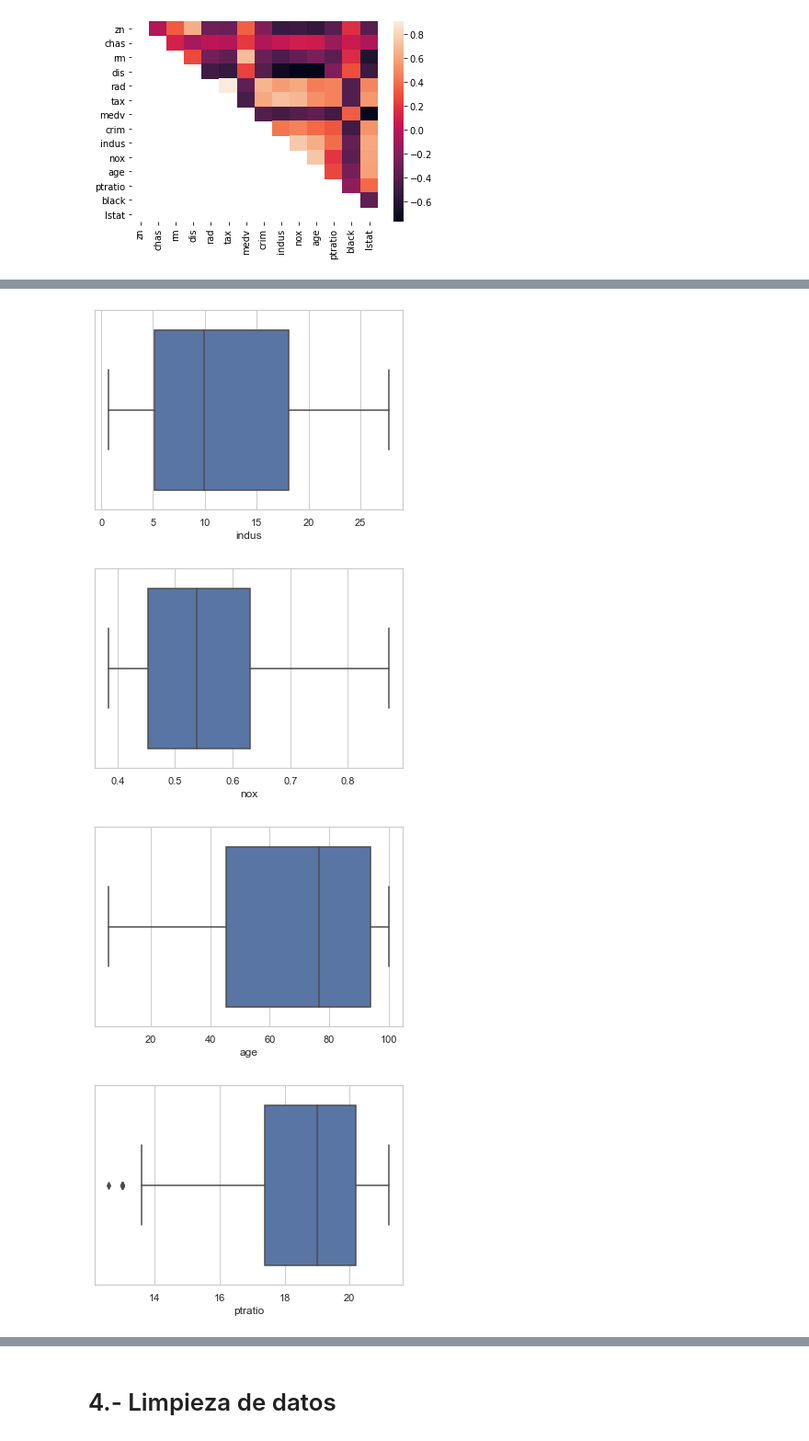
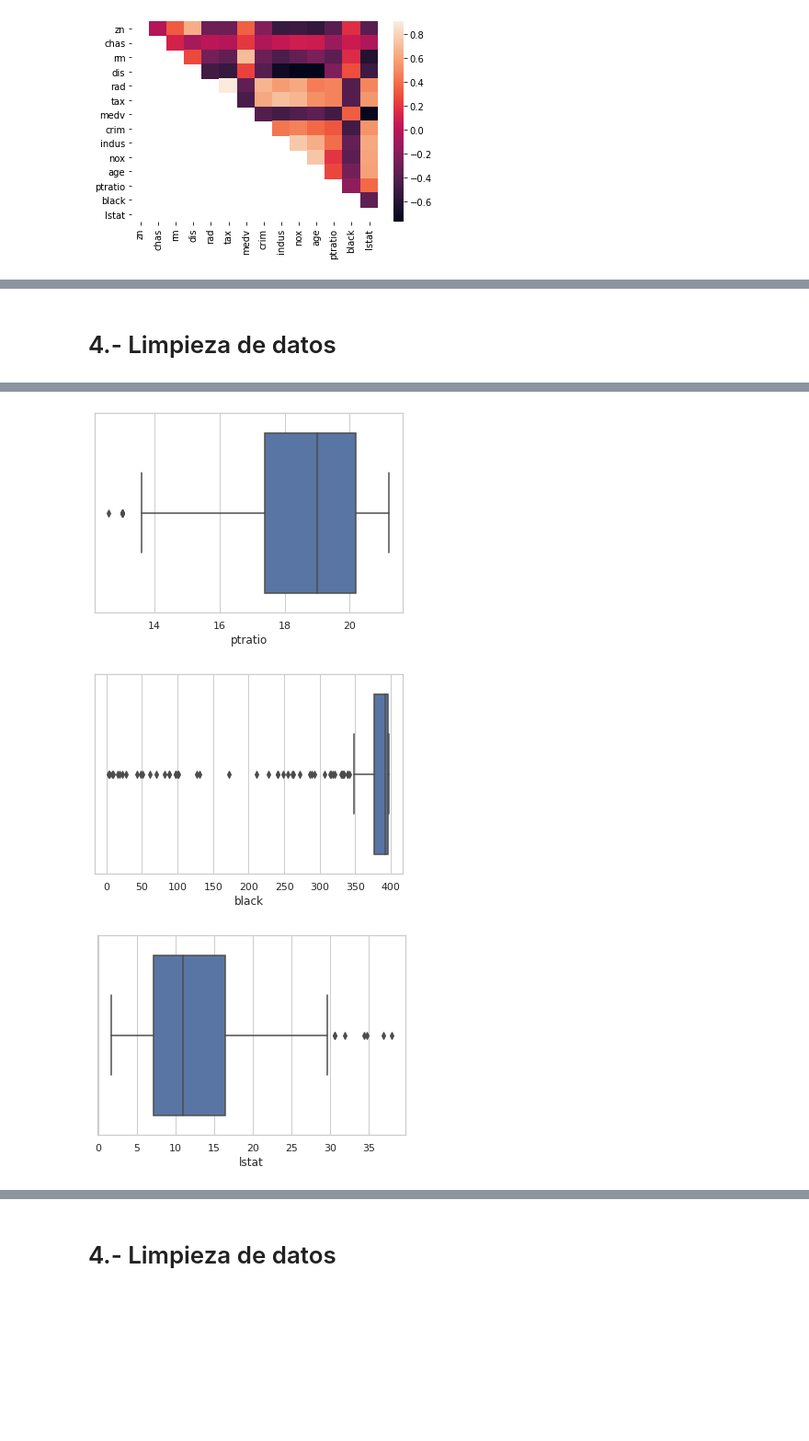
Before and after one commit to Maartin73/Data-Science-Advanced-Analytics, a Jupyter notebook: MartinR_CarranzaJ_Ejercicio_4.4.ipynb, the cells around one changed output, grey strips where cells are left out. Shown at 92% size. Cells and saved outputs as stored; diff of their text form; code cells hidden in the pictures; blank space fills up the shorter version.

Commit message:
continuación de la preparación de los datos y  implementación de la regresion polinomial

```diff
--- a/MartinR_CarranzaJ_Ejercicio_4.4.ipynb
+++ b/MartinR_CarranzaJ_Ejercicio_4.4.ipynb
@@ -21,5 +56,5 @@ from sklearn import metrics
 # %%
-PATH_NAME = '../Data/'
+PATH_NAME = './data/'
 FILE_NAME1 = 'train_1.csv'
 FILE_NAME2 = 'train_2.csv'
 FILE_NAME3 = 'predict_1.csv'
@@ -219,0 +309,3 @@ Existencia de duplicados
+# %%
+train = train.drop(columns=['ID'])
+train.head()
@@ -258,0 +401,3 @@ correlation_table.where(filter_1 | filter_2).groupby('corr_columns').sum()
+# %%
+train = train.drop(columns = ["tax", "nox", "age"])
+train.head()
@@ -264,5 +418,7 @@ quantitative_plots = sns.pairplot(analisis_df, height=4, diag_kind='kde')
+# %% [markdown]
+# 4.- Limpieza de datos
 # %%
-for col in analisis_df.columns:
+for col in train.columns:
   f, ax_new = plt.subplots(1)
-  sns.boxplot(analisis_df[col], ax=ax_new)
+  sns.boxplot(train[col], ax=ax_new)
 # %% [output]
@@ -277,4 +433,3 @@ for col in analisis_df.columns:
-[figure, old version]
+[figure, new version]
-[figure, old version]
+[figure, new version]
-[figure, old version]
+[figure, new version]
-[figure, removed]
```
Also changed, not shown: parts of 51 cells of this notebook.
